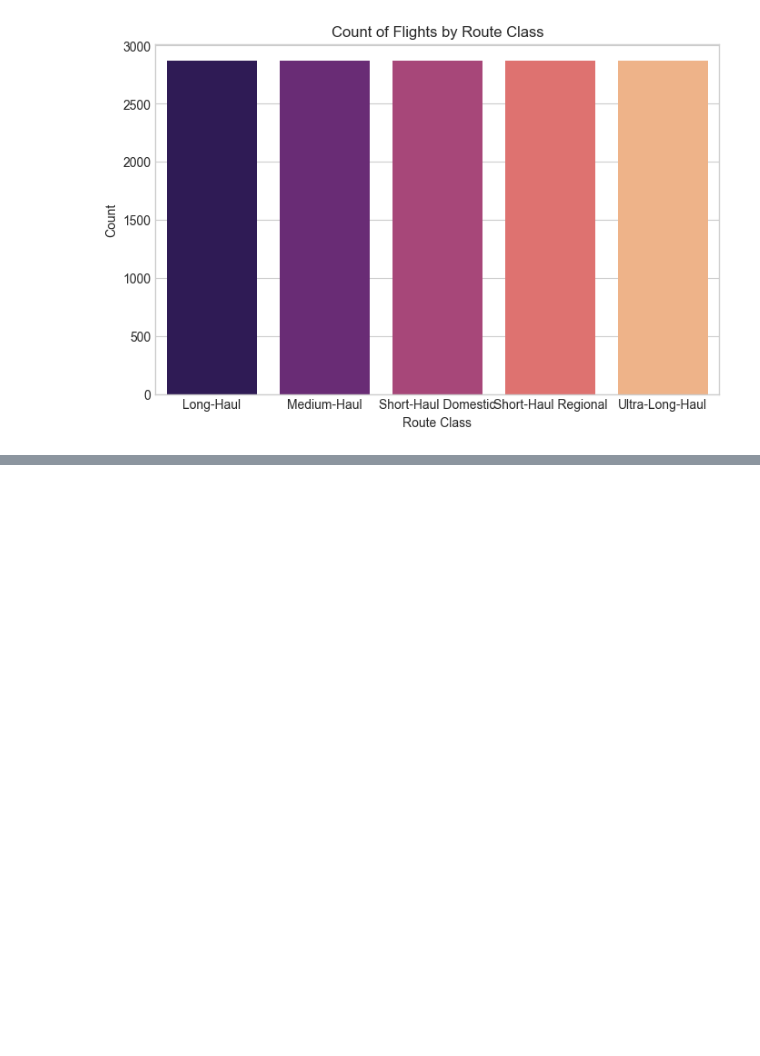
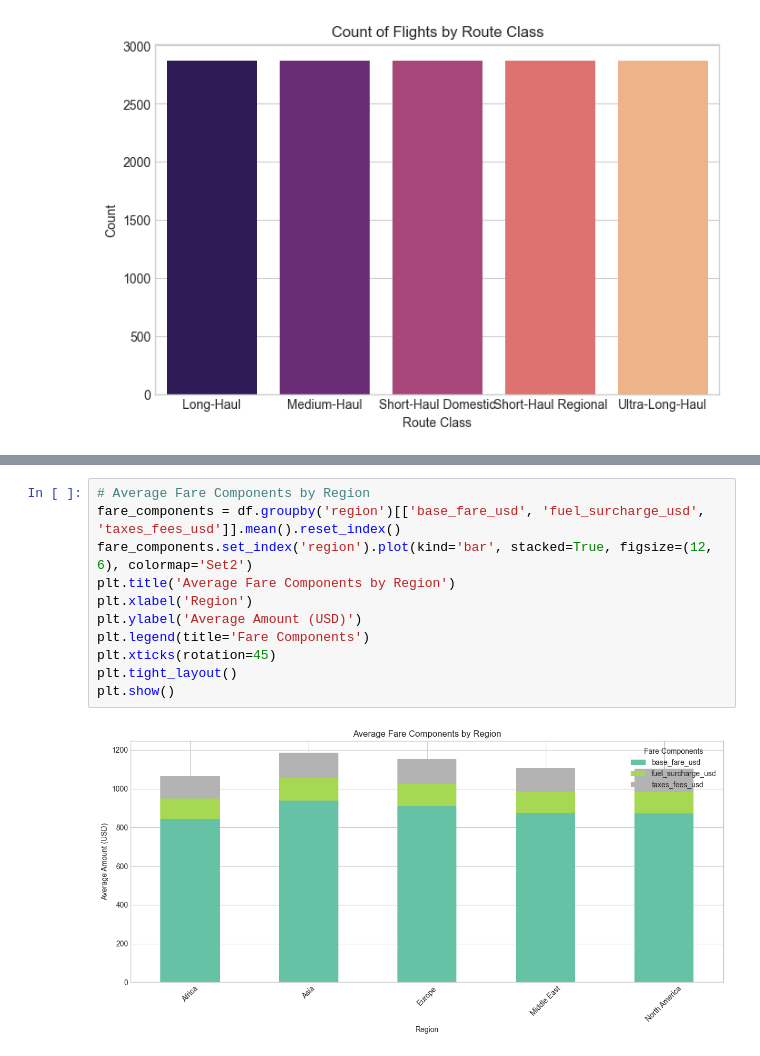
Before and after one commit to Algoastronaut/C_G18_AirlineTicketPricesVsFuelCostsAnalysis, a Jupyter notebook: notebooks/03_eda.ipynb, the cells around one changed output, grey strips where cells are left out. Drawn from its saved outputs; the diff is of its cells as text; blank space fills up the shorter version.

```diff
--- a/notebooks/03_eda.ipynb
+++ b/notebooks/03_eda.ipynb
@@ -170,0 +212,13 @@ plt.show()
+# %%
+# Average Fare Components by Region
+fare_components = df.groupby('region')[['base_fare_usd', 'fuel_surcharge_usd', 'taxes_fees_usd']].mean().reset_index()
+fare_components.set_index('region').plot(kind='bar', stacked=True, figsize=(12, 6), colormap='Set2')
+plt.title('Average Fare Components by Region')
+plt.xlabel('Region')
+plt.ylabel('Average Amount (USD)')
+plt.legend(title='Fare Components')
+plt.xticks(rotation=45)
+plt.tight_layout()
+plt.show()
+# %% [output]
+[figure, added]
```
Also changed, not shown: parts of 5 cells of this notebook.
